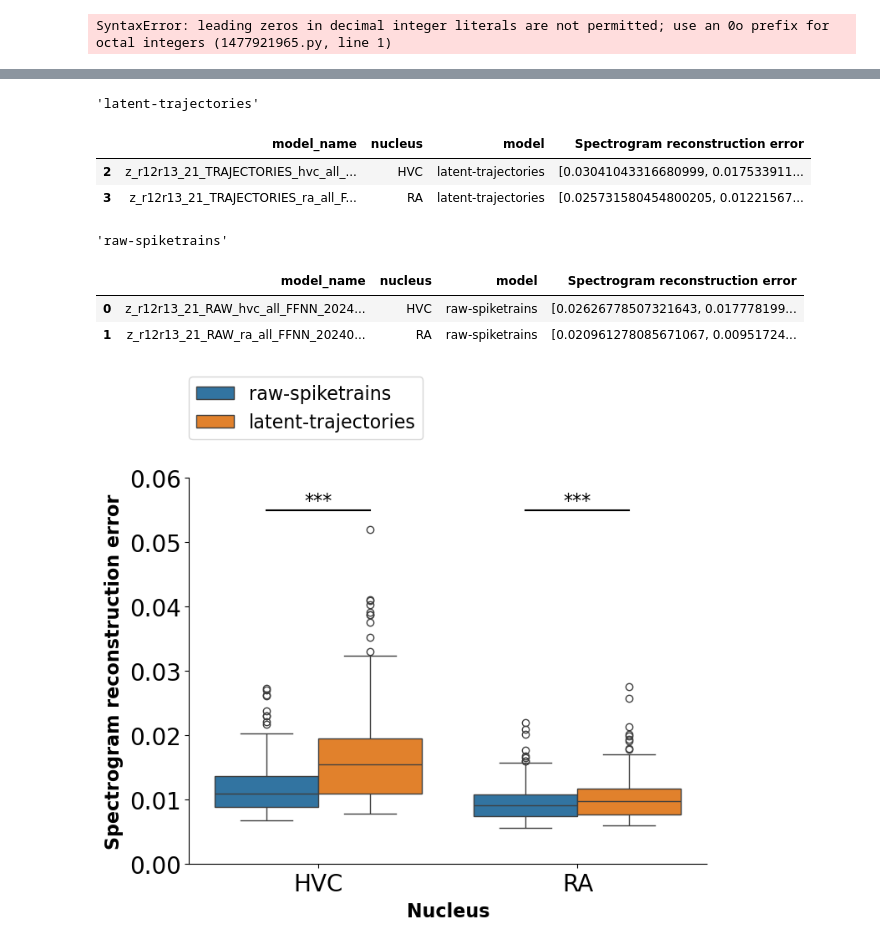
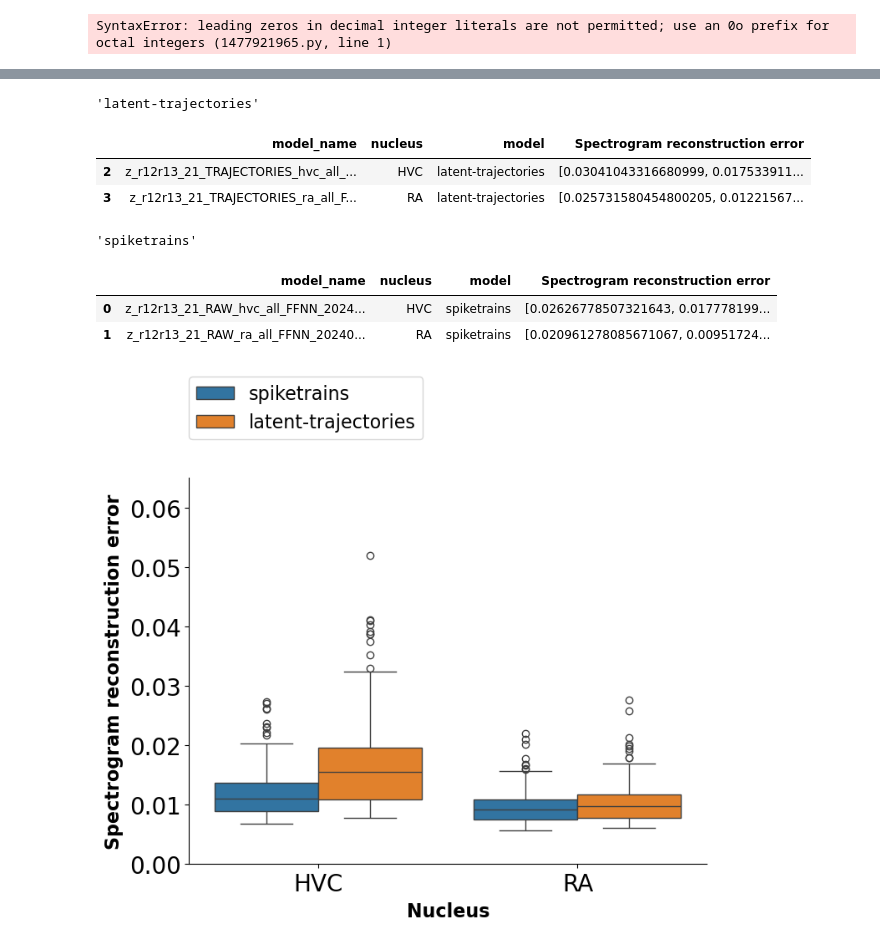
Before and after one commit to pabloslash/EnSongdec, a Jupyter notebook: notebooks/multi-model-comparison.ipynb, the cells around one changed output, grey strips where cells are left out. Cells and saved outputs as stored; diff of their text form; code cells hidden in the pictures.

```diff
--- a/notebooks/multi-model-comparison.ipynb
+++ b/notebooks/multi-model-comparison.ipynb
@@ -410,5 +447,4 @@ Test samples:  206
 # %%
-
 # Calculate statistical significance using t-test
 significance = {}
 for nucleus, group in decoding_accuracy_df1.groupby('model'):
@@ -428,17 +464,18 @@ df_expanded[error_type] = pd.to_numeric(df_expanded[error_type])
 fig, ax = plt.subplots(figsize=(8, 6))
 sns.boxplot(x='nucleus', y=error_type, hue='model', data=df_expanded, notch=False)
 
-# Add significance bars
-for i, p_value in enumerate(significance.values()):
-    if p_value < 0.05:  # Adjust significance threshold as needed
-        ax.plot([i - 0.2, i + 0.2], [0.062, 0.062], lw=1.5, c='black')  # Adjust y-coordinate and appearance as needed
+# # Add significance bars
+# for i, p_value in enumerate(significance.values()):
+#     if p_value < 0.05:  # Adjust significance threshold as needed
+#         ax.plot([i - 0.2, i + 0.2], [0.062, 0.062], lw=1.5, c='black')  # Adjust y-coordinate and appearance as needed
 
-# Add asterisks for statistical significance
-for i, p_value in enumerate(significance.values()):
-    if p_value < 0.05:  # Adjust significance threshold as needed
-        plt.text(i, 0.0625, "***", ha='center', va='bottom', fontsize=16)  # Adjust position and appearance as needed
+# # Add asterisks for statistical significance
+# for i, p_value in enumerate(significance.values()):
+#     if p_value < 0.05:  # Adjust significance threshold as needed
+#         plt.text(i, 0.0625, "***", ha='center', va='bottom', fontsize=16)  # Adjust position and appearance as needed
 
-
+plt.xlabel('Nucleus', fontsize=16, fontweight='bold')
+plt.ylabel(error_type, fontsize=16, fontweight='bold')
 
 # Remove top and right spines
 ax.set_ylim([0, 0.065])
@@ -558,8 +602,7 @@ Test samples:  1320
 # %%
-
 # Calculate statistical significance using t-test
 significance = {}
-for nucleus, group in decoding_accuracy_df.groupby('model'):
+for nucleus, group in decoding_accuracy_df2.groupby('model'):
     display(nucleus, group)
     hvc_error = group[group['nucleus'] == 'HVC']['Spectrogram reconstruction error'].values[0]
     ra_error = group[group['nucleus'] == 'RA']['Spectrogram reconstruction error'].values[0]
@@ -567,47 +610,47 @@ for nucleus, group in decoding_accuracy_df.groupby('model'):
     significance[nucleus] = p_value
 
 
 # Create separate rows for each value in the 'error' list
 error_type = 'Spectrogram reconstruction error'
-df_expanded = decoding_accuracy_df.explode(error_type)
+df_expanded = decoding_accuracy_df2.explode(error_type)
 df_expanded[error_type] = pd.to_numeric(df_expanded[error_type])
 
 # Create a box and whisker plot
 fig, ax = plt.subplots(figsize=(8, 6))
 sns.boxplot(x='nucleus', y=error_type, hue='model', data=df_expanded, notch=False)
 
-# Add significance bars
-for i, p_value in enumerate(significance.values()):
-    if p_value < 0.05:  # Adjust significance threshold as needed
-        ax.plot([i - 0.2, i + 0.2], [0.055, 0.055], lw=1.5, c='black')  # Adjust y-coordinate and appearance as needed
+# # Add significance bars
+# for i, p_value in enumerate(significance.values()):
+#     if p_value < 0.05:  # Adjust significance threshold as needed
+#         ax.plot([i - 0.2, i + 0.2], [0.062, 0.062], lw=1.5, c='black')  # Adjust y-coordinate and appearance as needed
 
-# Add asterisks for statistical significance
-for i, p_value in enumerate(significance.values()):
-    if p_value < 0.05:  # Adjust significance threshold as needed
-        plt.text(i, 0.055, "***", ha='center', va='bottom', fontsize=16)  # Adjust position and appearance as needed
+# # Add asterisks for statistical significance
+# for i, p_value in enumerate(significance.values()):
+#     if p_value < 0.05:  # Adjust significance threshold as needed
+#         plt.text(i, 0.0625, "***", ha='center', va='bottom', fontsize=16)  # Adjust position and appearance as needed
 
 plt.xlabel('Nucleus', fontsize=16, fontweight='bold')
 plt.ylabel(error_type, fontsize=16, fontweight='bold')
 
 # Remove top and right spines
-ax.set_ylim([0, 0.06])
+ax.set_ylim([0, 0.065])
 ax.set_xlim([-0.5, len(significance) - 0.5])
 ax.spines['top'].set_visible(False)
 ax.spines['right'].set_visible(False)
 ax.tick_params(axis='both', which='major', labelsize=20)  # Adjust 'labelsize' as needed
 plt.legend(fontsize='16', loc=(0,1.1))
 
 plt.show()
 # %% [output]
 'latent-trajectories'
 |  | model_name | nucleus | model | Spectrogram reconstruction error |
 | 2 | z_r12r13_21_TRAJECTORIES_hvc_all_... | HVC | latent-trajectories | [0.03041043316680999, 0.017533911... |
 | 3 | z_r12r13_21_TRAJECTORIES_ra_all_F... | RA | latent-trajectories | [0.025731580454800205, 0.01221567... |
-'raw-spiketrains'
+'spiketrains'
 |  | model_name | nucleus | model | Spectrogram reconstruction error |
-| 0 | z_r12r13_21_RAW_hvc_all_FFNN_2024... | HVC | raw-spiketrains | [0.02626778507321643, 0.017778199... |
-| 1 | z_r12r13_21_RAW_ra_all_FFNN_20240... | RA | raw-spiketrains | [0.020961278085671067, 0.00951724... |
+| 0 | z_r12r13_21_RAW_hvc_all_FFNN_2024... | HVC | spiketrains | [0.02626778507321643, 0.017778199... |
+| 1 | z_r12r13_21_RAW_ra_all_FFNN_20240... | RA | spiketrains | [0.020961278085671067, 0.00951724... |
-[figure, old version]
+[figure, new version]
 # %%
 s1.shape, s1, s2.shape, s2
 # %% [output]
```
Also changed, not shown: parts of 6 cells of this notebook.
